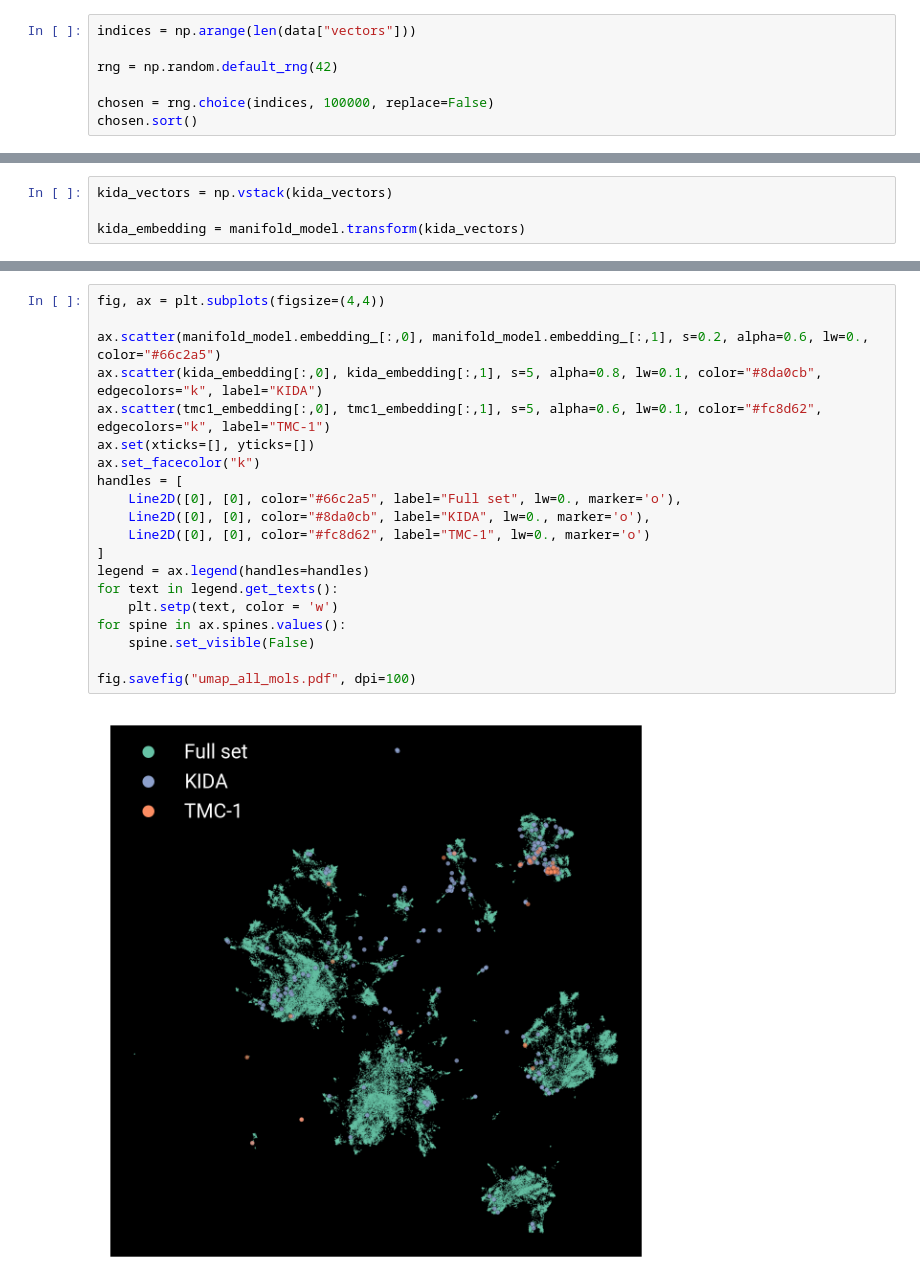
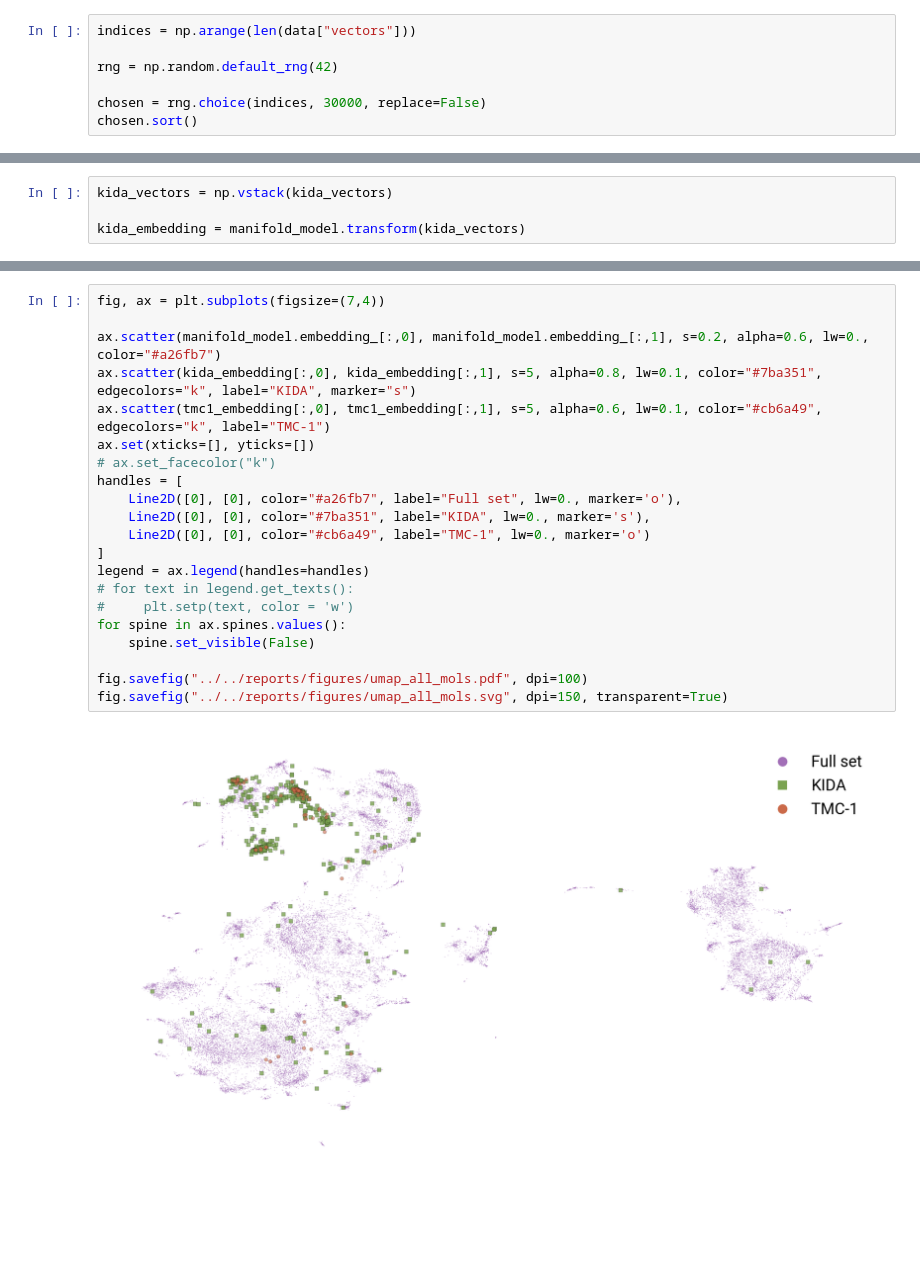
Before and after one commit to laserkelvin/umda, a Jupyter notebook: notebooks/reports/Fullset-viz.ipynb, the cells around one changed output, grey strips where cells are left out. Cells and saved outputs as stored; diff of their text form; blank space fills up the shorter version.

```diff
--- a/notebooks/reports/Fullset-viz.ipynb
+++ b/notebooks/reports/Fullset-viz.ipynb
@@ -29,7 +29,7 @@ indices = np.arange(len(data["vectors"]))
 
 rng = np.random.default_rng(42)
 
-chosen = rng.choice(indices, 100000, replace=False)
+chosen = rng.choice(indices, 30000, replace=False)
 chosen.sort()
 # %%
 # loading data in a non-contiguous way takes a damn long time
@@ -74,22 +74,23 @@ array([16.443647, 12.782227], dtype=float32)
 # %%
-fig, ax = plt.subplots(figsize=(4,4))
+fig, ax = plt.subplots(figsize=(7,4))
 
-ax.scatter(manifold_model.embedding_[:,0], manifold_model.embedding_[:,1], s=0.2, alpha=0.6, lw=0., color="#66c2a5")
-ax.scatter(kida_embedding[:,0], kida_embedding[:,1], s=5, alpha=0.8, lw=0.1, color="#8da0cb", edgecolors="k", label="KIDA")
-ax.scatter(tmc1_embedding[:,0], tmc1_embedding[:,1], s=5, alpha=0.6, lw=0.1, color="#fc8d62", edgecolors="k", label="TMC-1")
+ax.scatter(manifold_model.embedding_[:,0], manifold_model.embedding_[:,1], s=0.2, alpha=0.6, lw=0., color="#a26fb7")
+ax.scatter(kida_embedding[:,0], kida_embedding[:,1], s=5, alpha=0.8, lw=0.1, color="#7ba351", edgecolors="k", label="KIDA", marker="s")
+ax.scatter(tmc1_embedding[:,0], tmc1_embedding[:,1], s=5, alpha=0.6, lw=0.1, color="#cb6a49", edgecolors="k", label="TMC-1")
 ax.set(xticks=[], yticks=[])
-ax.set_facecolor("k")
+# ax.set_facecolor("k")
 handles = [
-    Line2D([0], [0], color="#66c2a5", label="Full set", lw=0., marker='o'),
-    Line2D([0], [0], color="#8da0cb", label="KIDA", lw=0., marker='o'),
-    Line2D([0], [0], color="#fc8d62", label="TMC-1", lw=0., marker='o')
+    Line2D([0], [0], color="#a26fb7", label="Full set", lw=0., marker='o'),
+    Line2D([0], [0], color="#7ba351", label="KIDA", lw=0., marker='s'),
+    Line2D([0], [0], color="#cb6a49", label="TMC-1", lw=0., marker='o')
 ]
 legend = ax.legend(handles=handles)
-for text in legend.get_texts():
-    plt.setp(text, color = 'w')
+# for text in legend.get_texts():
+#     plt.setp(text, color = 'w')
 for spine in ax.spines.values():
     spine.set_visible(False)
 
-fig.savefig("umap_all_mols.pdf", dpi=100)
+fig.savefig("../../reports/figures/umap_all_mols.pdf", dpi=100)
+fig.savefig("../../reports/figures/umap_all_mols.svg", dpi=150, transparent=True)
 # %% [output]
-[figure, old version]
+[figure, new version]
```
Also changed, not shown: parts of 5 cells of this notebook, 8 other files.
